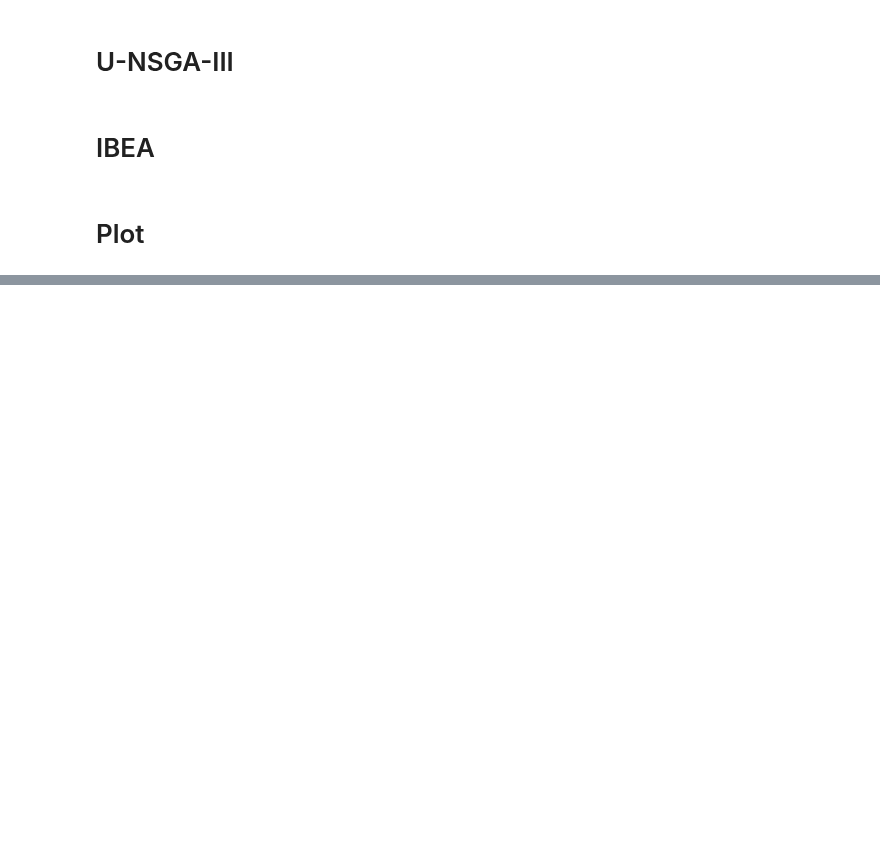
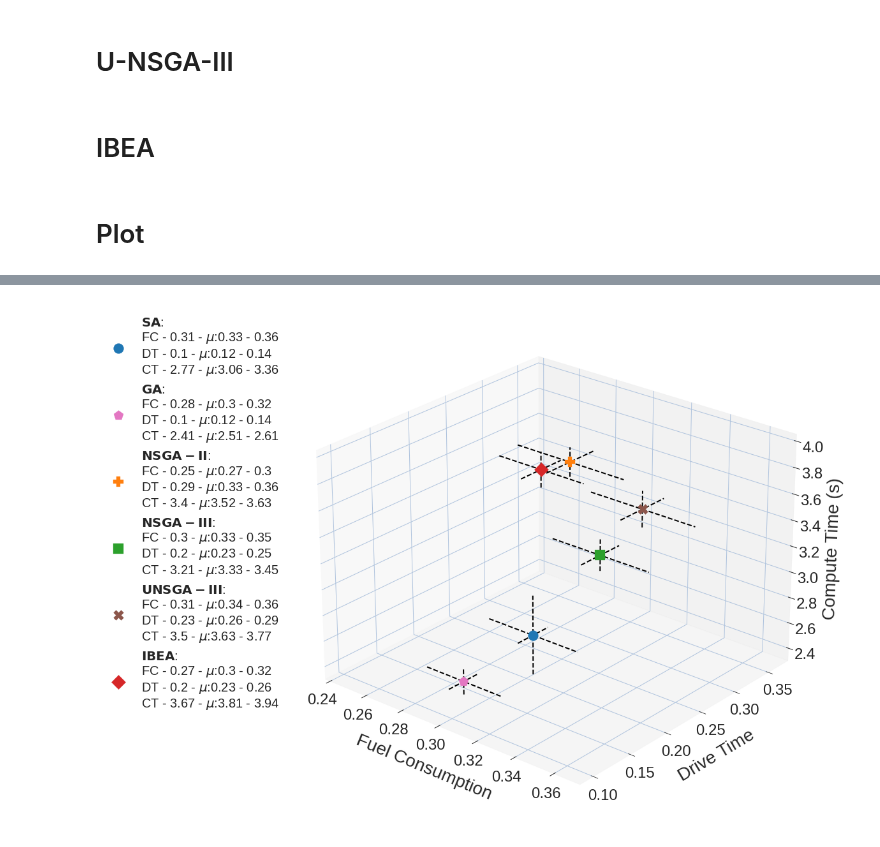
Before and after one commit to kallekj/Explorer, a Jupyter notebook: src/Generate_3dPlots.ipynb, the cells around one changed output, grey strips where cells are left out. Saved outputs shown, nothing was run; the diff lists cells and outputs as text; code cells hidden in the pictures; blank space fills up the shorter version.

```diff
--- a/src/Generate_3dPlots.ipynb
+++ b/src/Generate_3dPlots.ipynb
@@ -213,2 +392,15 @@ plt.show()
 # %%
 fig.savefig("{}/confidence_plot_3d_mixed_pop.pdf".format(imgs_path), bbox_inches='tight')
+# %%
+algorithms = [SA_best, GA_best, NSGA2_best, NSGA3_best, UNSGA3_best, IBEA_best]
+labels = ["SA", "GA", "NSGA-II", "NSGA-III", "UNSGA-III", "IBEA"]
+fig, ax = plot_3d_minmax_scaled(algorithms, labels)
+plt.legend(bbox_to_anchor=(0, 1))
+ax.set_xlabel("Fuel Consumption",labelpad=24)
+ax.set_ylabel("Drive Time",labelpad=24)
+ax.set_zlabel("Compute Time (s)", labelpad=16)
+ax.view_init(elev=25,azim=-50)
+#plt.tight_layout(pad=2)
+plt.show()
+# %% [output]
+[figure, added]
```
Also changed, not shown: parts of 21 cells of this notebook, 4 other files.
